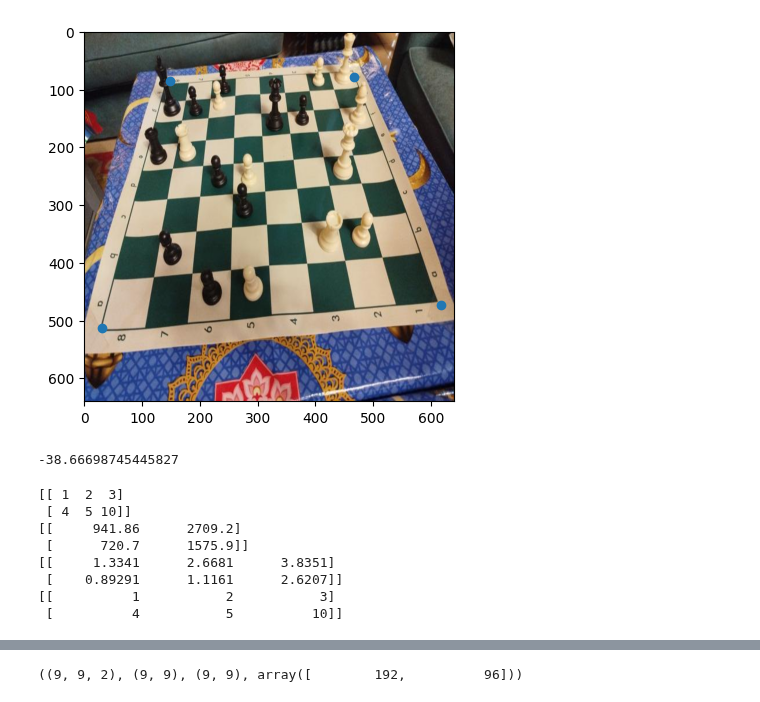
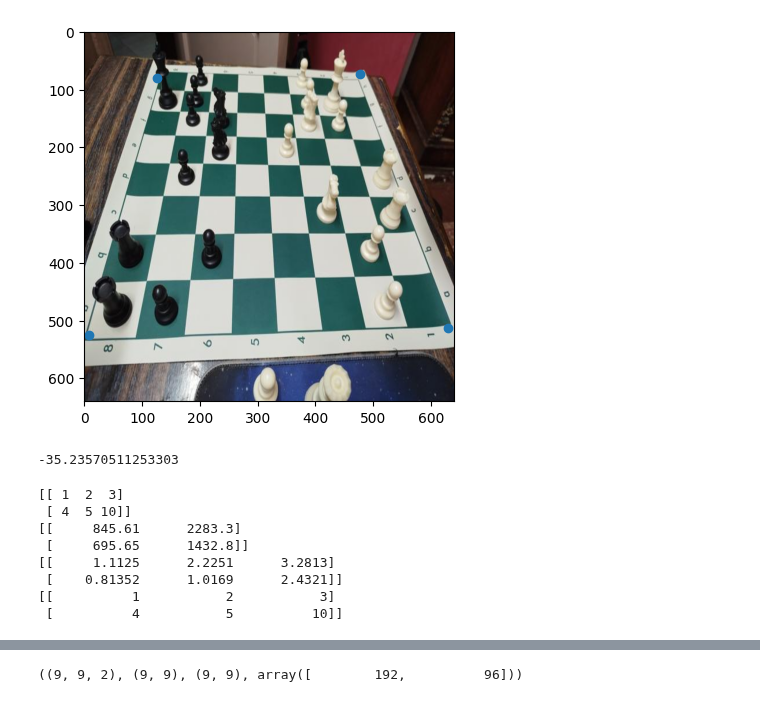
Before and after one commit to MostafaBelo/thesis_chess_lens, a Jupyter notebook: src/PieceDetection/PieceCropper_3D/main.ipynb, the cells around one changed output, grey strips where cells are left out. Drawn from its saved outputs; the diff is of its cells as text; code cells hidden in the pictures.

```diff
--- a/src/PieceDetection/PieceCropper_3D/main.ipynb
+++ b/src/PieceDetection/PieceCropper_3D/main.ipynb
@@ -18,27 +18,28 @@ dataloader = ChessDataset.getLoader(dataset, batch_size=4, num_worders=0)
 # %%
 # for img, label in dataset:
     # _, H, W = img.shape
     # print(label)
     # plt.imshow(img.permute(1,2,0));
     # plt.scatter(label["corners"][:,0], label["corners"][:,1])
 
     # print(H, W)
     # break
 
-img, _ = dataset[50]
+# img, _ = dataset[50]
+img, _ = dataset[278]
 
 # img = ChessLens.ChessLensImage("./Dataset/img_3.jpeg")
 img = ChessLens.ChessLensImage(img, "yolo")
 img.detect_board()
 _, H, W = img.img.shape
 label = {
     "corners": img.board_detection
 }
 
 plt.imshow(img.img.permute(1,2,0));
 plt.scatter(img.board_detection[:,0], img.board_detection[:,1]);
 # %% [output]
-[figure, old version]
+[figure, new version]
 # %%
 s = 0
 cx = W/2
@@ -123,7 +124,7 @@ t = (-R_) @ cam_point.reshape((3,1))
 R = np.concat([R_, t], axis=1)
 R = np.concat([R, np.array([[0,0,0,1]])], axis=0) # R: extrinsics of World -> Camera
 # %% [output]
--38.66698745445827
+-35.23570511253303
 # %%
 def from_3d_to_2d(points: np.ndarray, K: np.ndarray, R: np.ndarray):
     N = points.shape[0]
@@ -170,10 +171,10 @@ print(p3)
 # %% [output]
 [[ 1  2  3]
  [ 4  5 10]]
-[[     941.86      2709.2]
- [      720.7      1575.9]]
-[[     1.3341      2.6681      3.8351]
- [    0.89291      1.1161      2.6207]]
+[[     845.61      2283.3]
+ [     695.65      1432.8]]
+[[     1.1125      2.2251      3.2813]
+ [    0.81352      1.0169      2.4321]]
 [[          1           2           3]
  [          4           5          10]]
 # %%
```
Also changed, not shown: parts of 10 cells of this notebook, 7 other files.
